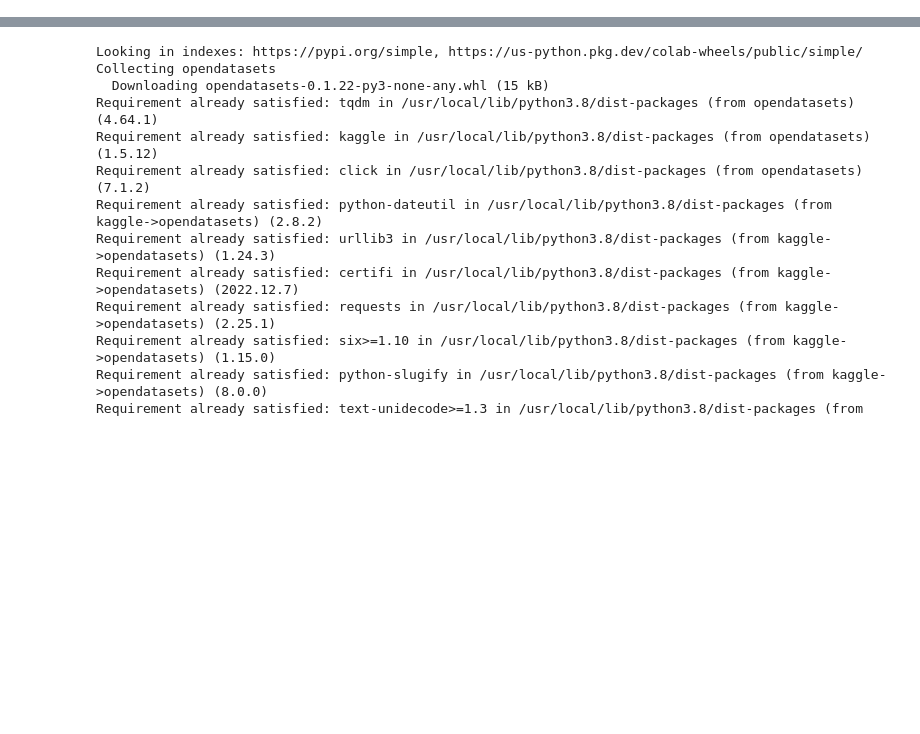
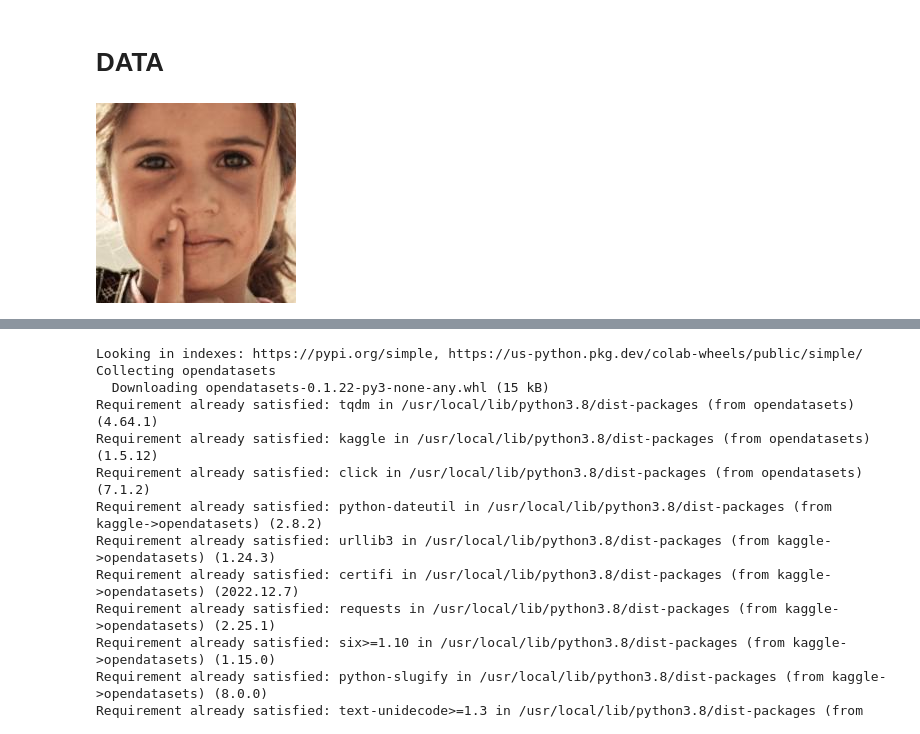
Before and after one commit to MaryamSayed01/Lost-children-, a Jupyter notebook: pre_trained_Con_GAN.ipynb, the cells around one changed output, grey strips where cells are left out. Saved outputs shown, nothing was run; the diff lists cells and outputs as text; code cells hidden in the pictures; blank space fills up the shorter version.

```diff
--- a/pre_trained_Con_GAN.ipynb
+++ b/pre_trained_Con_GAN.ipynb
@@ -18,10 +19,6 @@ import shutil
 from tempfile import gettempdir
 from IPython.display import clear_output, Image
 from torchvision.datasets.folder import pil_loader
-'''
-there is an error in the utils file ModuleNotFoundError: No module named 'sklearn.metrics.regression'
-just remove the '.regression' from the utils file
-'''
 from model import Net
 from utils import pil_to_model_tensor_transform
 import consts
@@ -39,5 +36,9 @@ OTHER = 4
 
 # User constants
 
-# dset_path = os.path.join('/content', '/content/tempo/')
-# tempdir = gettempdir()
+try:
+    os.mkdir("/content/temp")
+except OSError as error:
+    print(error)
+dset_path = "/content/AgeProgression/data/UTKFace/unlabeled"
+tempdir = "/content/temp"
@@ -54,0 +65,13 @@ net.load(load_path, slim=True)  # slim tells the net to load only the encoder an
+# %% [markdown]
+# DATA
+# %%
+# Game 1: Age Progression/Regression
+# Set the attributes of a random person you want to test
+age = 10
+gender = Male
+race = WHITE
+
+image_path = random.choice(glob.glob(os.path.join(dset_path, '{a}_{g}_{r}*'.format(a=age, g=gender, r=race))))
+Image(filename=image_path)  # Will select and show a person with the attributes you selected
+# %% [output]
+[figure, added]
```
Also changed, not shown: parts of 10 cells of this notebook.
